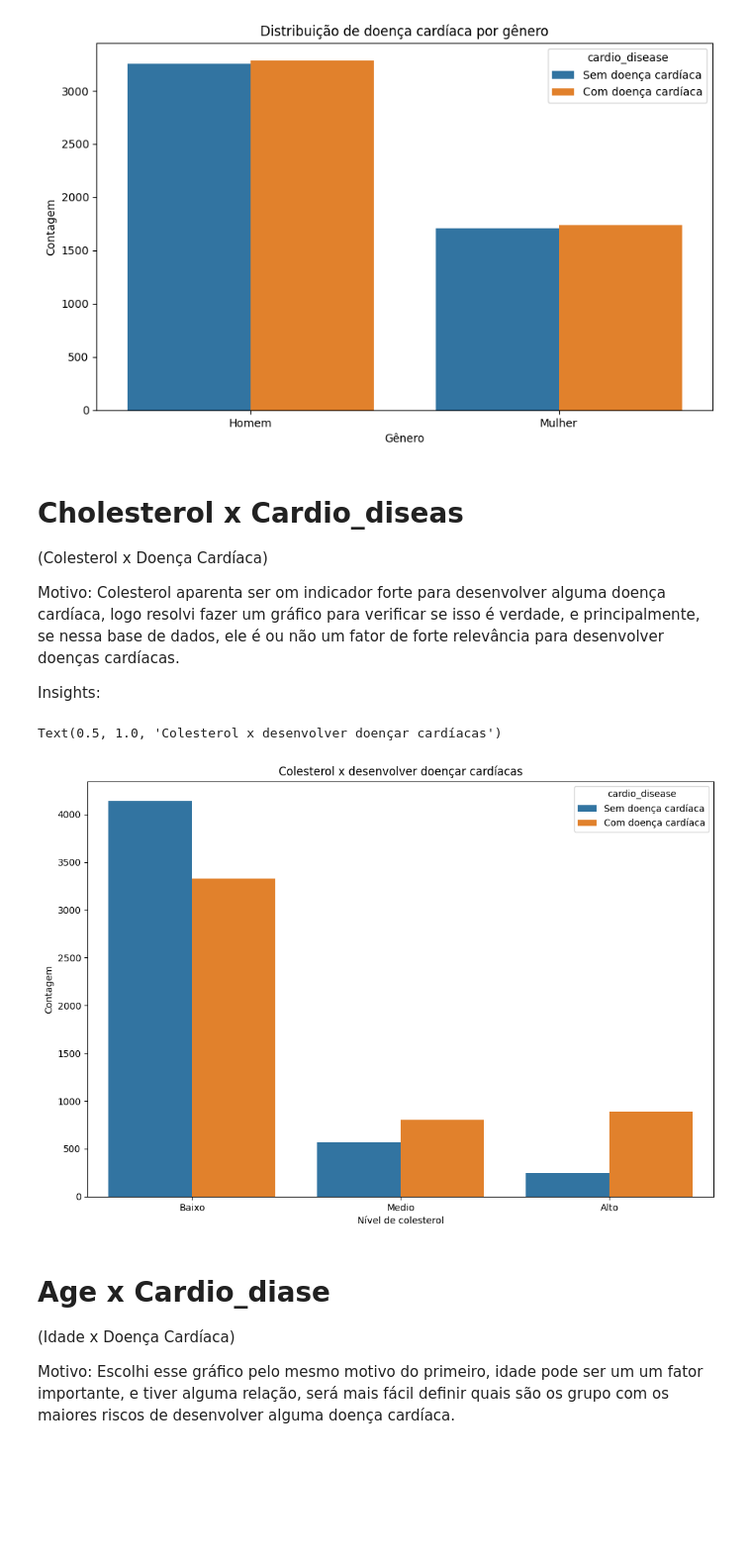
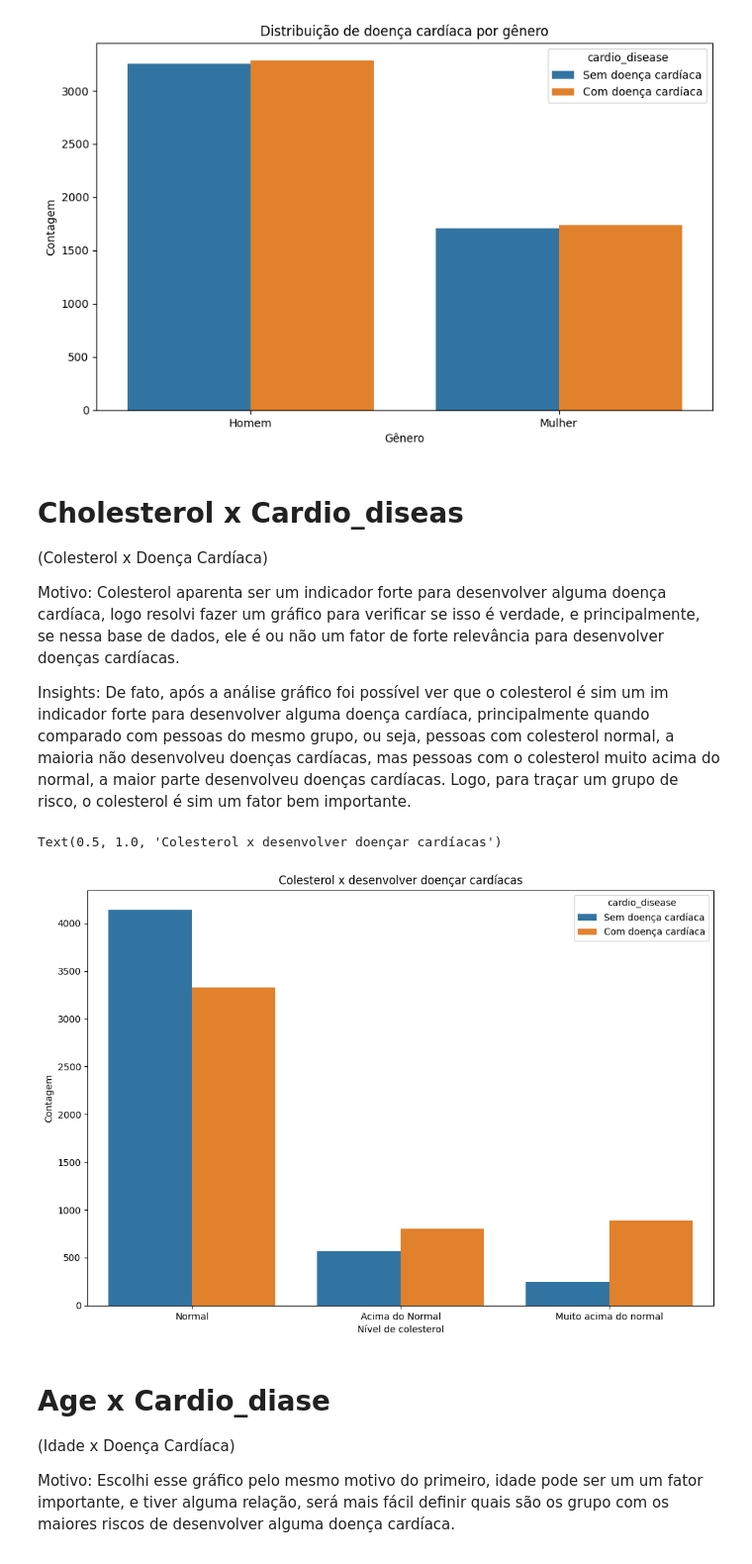
Before and after one commit to MiguellMAC/EBAC.DATA_SCIENCE, a Jupyter notebook: Atividade_Cap27/Profissao Cientista de Dados M27 Pratique.ipynb, the cells around one changed output. Shown at 99% size. Cells and saved outputs as stored; diff of their text form; code cells hidden in the pictures; blank space fills up the shorter version.

```diff
--- a/Atividade_Cap27/Profissao Cientista de Dados M27 Pratique.ipynb
+++ b/Atividade_Cap27/Profissao Cientista de Dados M27 Pratique.ipynb
@@ -229,38 +229,38 @@ plt.show()
 # Cholesterol x Cardio_diseas
 (Colesterol x Doença Cardíaca)
 
-Motivo: Colesterol aparenta ser om indicador forte para desenvolver alguma doença cardíaca, logo resolvi fazer um gráfico para verificar se isso é verdade, e principalmente, se nessa base de dados, ele é ou não um fator de forte relevância para desenvolver doenças cardíacas.
+Motivo: Colesterol aparenta ser um indicador forte para desenvolver alguma doença cardíaca, logo resolvi fazer um gráfico para verificar se isso é verdade, e principalmente, se nessa base de dados, ele é ou não um fator de forte relevância para desenvolver doenças cardíacas.
 
-Insights:
+Insights: De fato, após a análise gráfico foi possível ver que o colesterol é sim um im indicador forte para desenvolver alguma doença cardíaca, principalmente quando comparado com pessoas do mesmo grupo, ou seja, pessoas com colesterol normal, a maioria não desenvolveu doenças cardíacas, mas pessoas com o colesterol muito acima do normal, a maior parte desenvolveu doenças cardíacas. Logo, para traçar um grupo de risco, o colesterol é sim um fator bem importante.
 # %%
 # Utilizando groupby para conseguir criar o gráfico
 
 coles_cardio = (df.groupby(["cholesterol", "cardio_disease"]).size().reset_index(name='count'))
 coles_cardio["cholesterol"] = coles_cardio["cholesterol"].map({
-    1: "Baixo",
-    2: "Medio",
-    3: "Alto"
+    1: "Normal",
+    2: "Acima do Normal",
+    3: "Muito acima do normal"
 })
 coles_cardio["cardio_disease"] = coles_cardio["cardio_disease"].map({
     0: "Sem doença cardíaca",
     1: "Com doença cardíaca"
 })
 
 # Criando gráfico para cholesterol x cardio_disease
 
 plt.figure(figsize=(12,8))
 sns.barplot(
     coles_cardio,
     x='cholesterol',
     y='count',
     hue='cardio_disease'
 )
 plt.xlabel("Nível de colesterol")
 plt.ylabel("Contagem")
 plt.title("Colesterol x desenvolver doençar cardíacas")
 # %% [output]
 Text(0.5, 1.0, 'Colesterol x desenvolver doençar cardíacas')
-[figure, old version]
+[figure, new version]
 # %% [markdown]
 # Age x Cardio_diase
 (Idade x  Doença Cardíaca)
```
Also changed, not shown: parts of 1 cell of this notebook.
